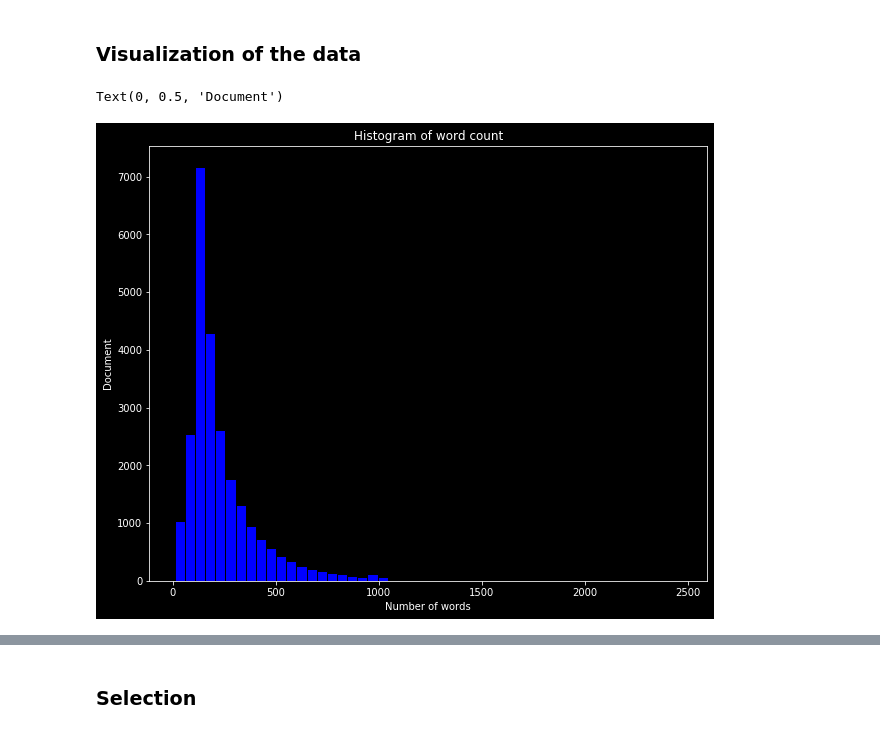
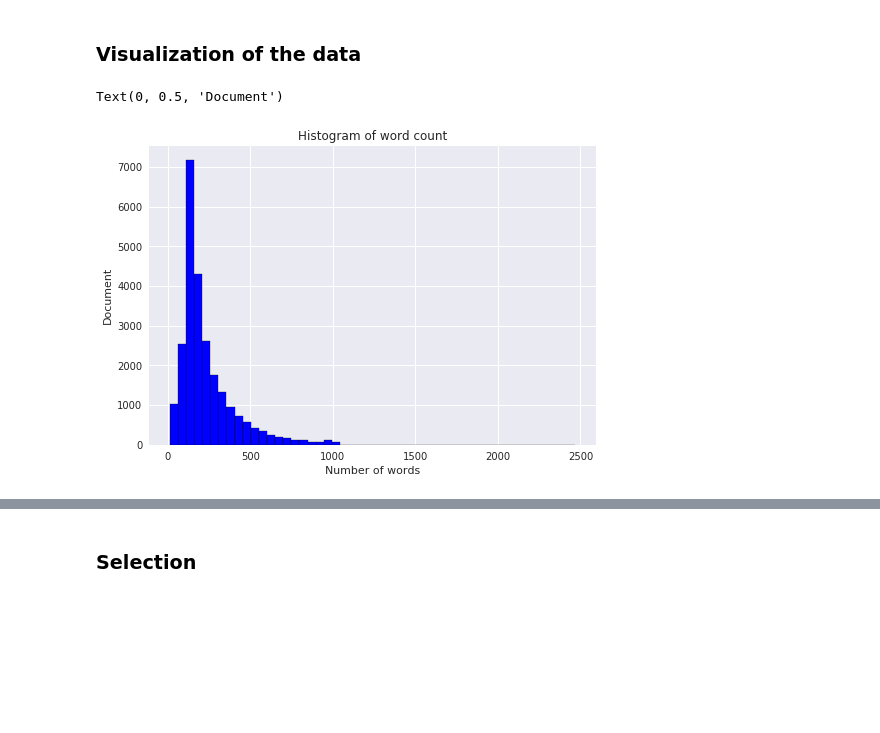
Before and after one commit to tarrade/proj_multilingual_text_classification, a Jupyter notebook: notebook/01-Analysis/01_IMDb_Huggingface_data_analysis.ipynb, the cells around one changed output, grey strips where cells are left out. Drawn from its saved outputs; the diff is of its cells as text; code cells hidden in the pictures; blank space fills up the shorter version.

Commit message:
improved plots

```diff
--- a/notebook/01-Analysis/01_IMDb_Huggingface_data_analysis.ipynb
+++ b/notebook/01-Analysis/01_IMDb_Huggingface_data_analysis.ipynb
@@ -353,18 +381,23 @@ max       2278.000000
 Name: word_count, dtype: float64
 # %% [markdown]
 ### Visualization of the data
-# %%
-plt.style.use('dark_background')
+# %%
+import matplotlib as mpl
+from cycler import cycler
+plt.style.use('seaborn')
+#plt.style.use('dark_background')
 # %%
 plt.rcParams['figure.figsize'] = [10, 8]
 # %%
 # matplotlib histogram
+plt.style.use('seaborn')
+
 plt.hist(df_train['word_count'], color = 'blue', edgecolor = 'black',bins = int(50));
 # Add labels
 plt.title('Histogram of word count')
 plt.xlabel('Number of words')
 plt.ylabel('Document')
 # %% [output]
 Text(0, 0.5, 'Document')
-[figure, old version]
+[figure, new version]
 # %%
```
Also changed, not shown: parts of 15 cells of this notebook, 1 other file.
